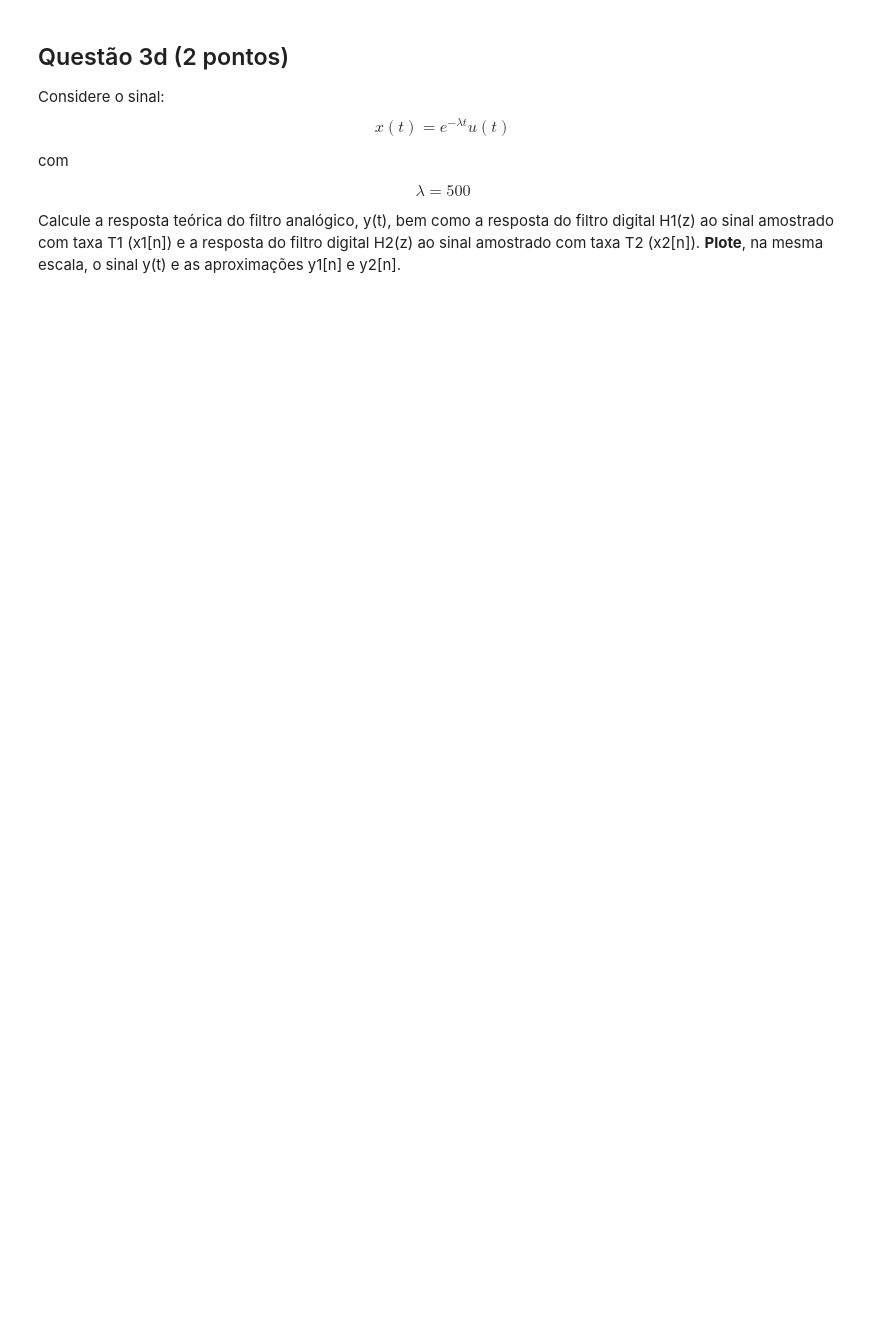
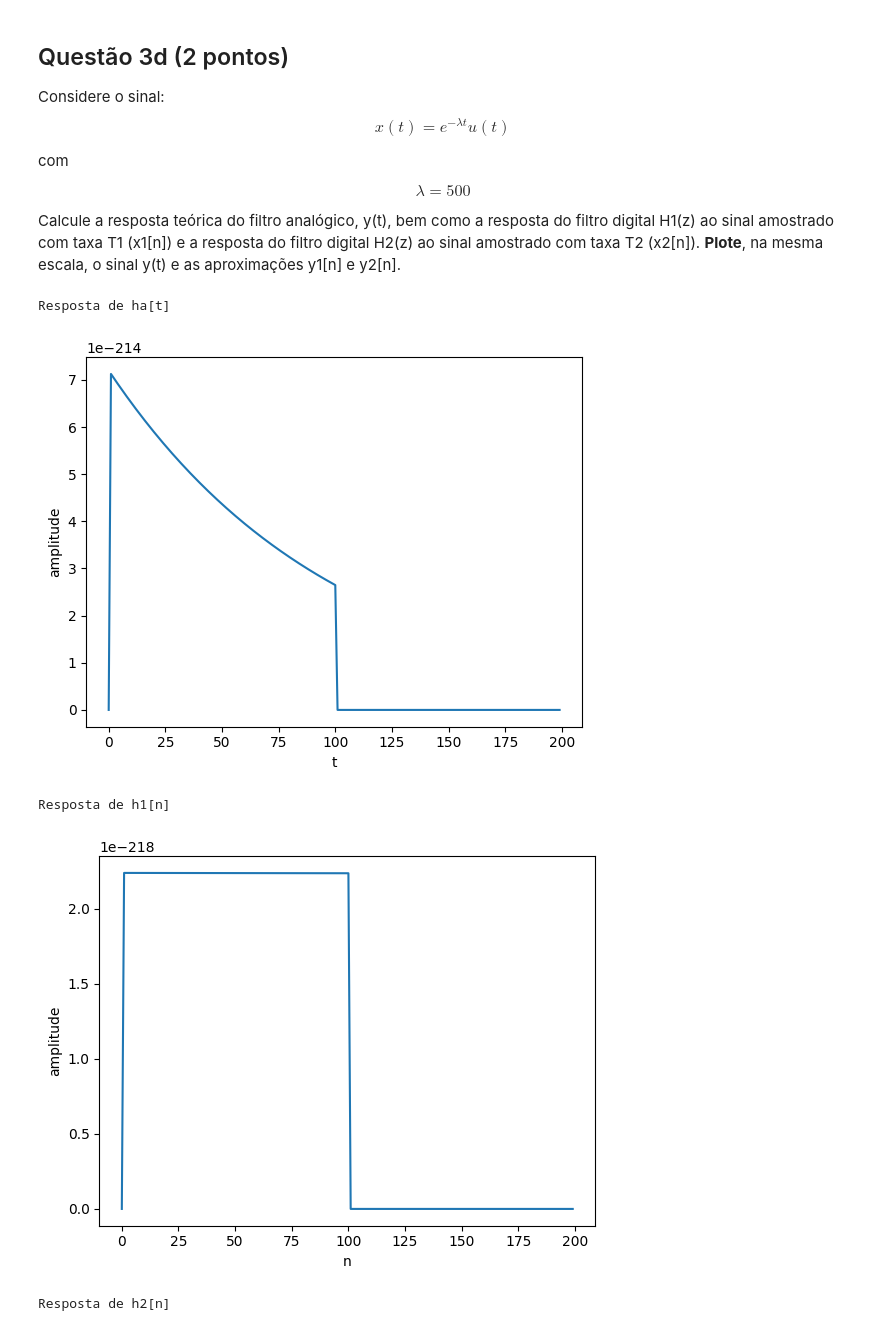
Before and after one commit to CristianoCTS/SSTD, a Jupyter notebook: Projeto-2/211028050-projeto2.ipynb, the cells around one changed output. Saved outputs shown, nothing was run; the diff lists cells and outputs as text; code cells hidden in the pictures; blank space fills up the shorter version.

```diff
--- a/Projeto-2/211028050-projeto2.ipynb
+++ b/Projeto-2/211028050-projeto2.ipynb
@@ -314,0 +489,39 @@ Calcule a resposta teórica do filtro analógico, y(t), bem como a resposta do f
+# %%
+def sinal3d(t):
+    if t <= 0:
+        return 0
+    else:
+        return np.exp(-500*t)
+
+s3d = []
+
+for i in range(100):
+    s3d.append(sinal3d(i))
+
+ha_sinal = convolucao(Lista_ha, s3d)
+h1_sinal = convolucao(Lista_h1, s3d)
+h2_sinal = convolucao(Lista_h2, s3d)
+
+print("Resposta de ha[t]")
+plt.plot(ha_sinal)
+plt.xlabel("t")
+plt.ylabel("amplitude")
+plt.show()
+
+print("Resposta de h1[n]")
+plt.plot(h1_sinal)
+plt.xlabel("n")
+plt.ylabel("amplitude")
+plt.show()
+
+print("Resposta de h2[n]")
+plt.plot(h2_sinal)
+plt.xlabel("n")
+plt.ylabel("amplitude")
+plt.show()
+# %% [output]
+Resposta de ha[t]
+[figure, added]
+Resposta de h1[n]
+[figure, added]
+Resposta de h2[n]
```
Also changed, not shown: parts of 9 cells of this notebook.
